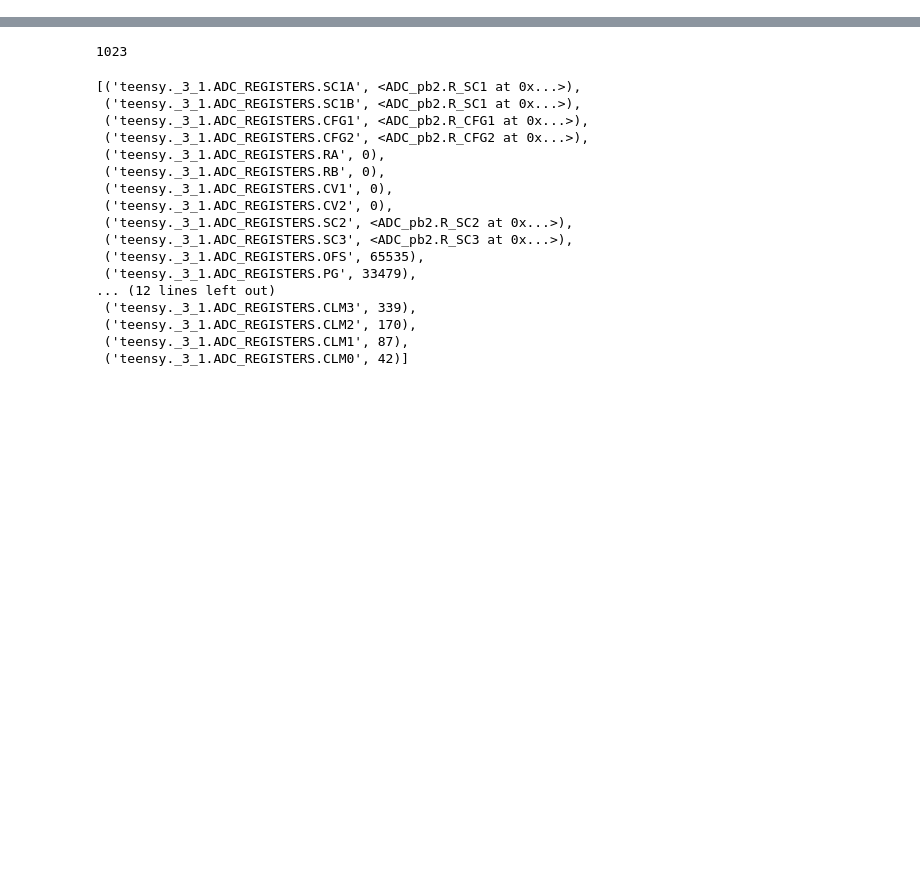
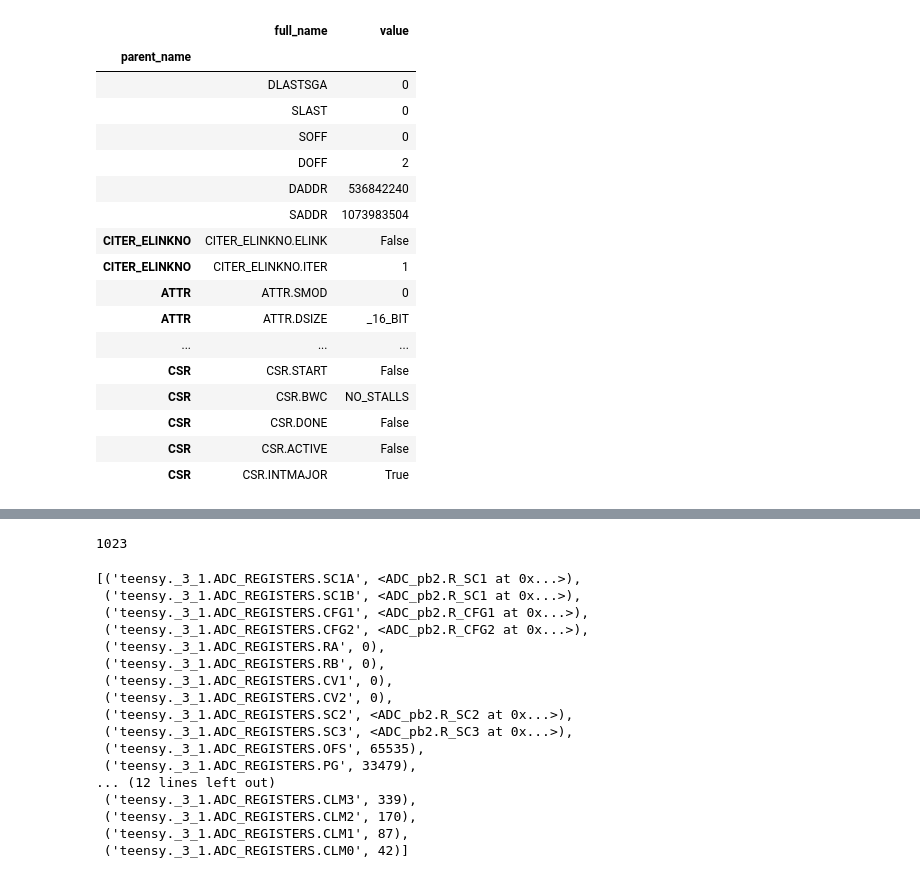
Before and after one commit to sci-bots/teensy-minimal-rpc, a Jupyter notebook: Example - read multiple channels.ipynb, the cells around one changed output, grey strips where cells are left out. Cells and saved outputs as stored; diff of their text form; code cells hidden in the pictures; blank space fills up the shorter version.

```diff
--- a/Example - read multiple channels.ipynb
+++ b/Example - read multiple channels.ipynb
@@ -27,3 +30,27 @@ proxy.setAveraging(4, teensy.ADC_0)
 proxy.setResolution(10, teensy.ADC_0)
 proxy.setConversionSpeed(teensy.ADC_VERY_HIGH_SPEED, teensy.ADC_0)
 proxy.setSamplingSpeed(teensy.ADC_VERY_HIGH_SPEED, teensy.ADC_0)
+# %%
+tcd = dma.TCD.FromString(proxy.read_dma_TCD(0).tostring())
+
+df_tdc_fields = resolve_field_values(tcd)
+df_tdc_fields[['full_name', 'value']].dropna()
+# %% [output]
+|  | full_name | value |
+| parent_name |  |  |
+|  | DLASTSGA | 0 |
+|  | SLAST | 0 |
+|  | SOFF | 0 |
+|  | DOFF | 2 |
+|  | DADDR | 536842240 |
+|  | SADDR | 1073983504 |
+| CITER_ELINKNO | CITER_ELINKNO.ELINK | False |
+| CITER_ELINKNO | CITER_ELINKNO.ITER | 1 |
+| ATTR | ATTR.SMOD | 0 |
+| ATTR | ATTR.DSIZE | _16_BIT |
+| ... | ... | ... |
+| CSR | CSR.START | False |
+| CSR | CSR.BWC | NO_STALLS |
+| CSR | CSR.DONE | False |
+| CSR | CSR.ACTIVE | False |
+| CSR | CSR.INTMAJOR | True |
```
Also changed, not shown: parts of 8 cells of this notebook, 9 other files.
